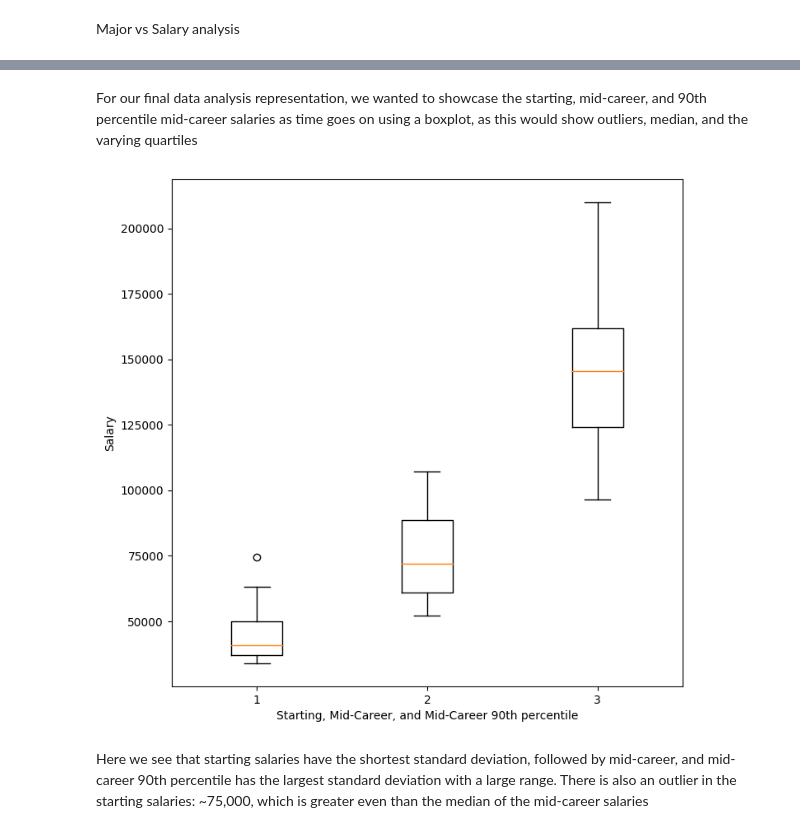
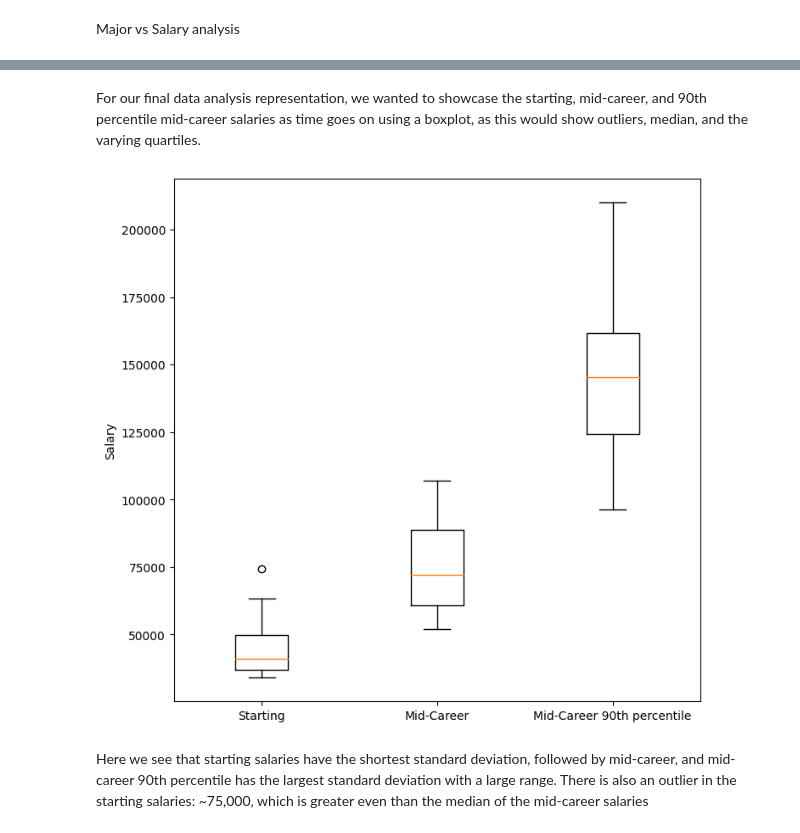
Before and after one commit to anshvnm/Careers, a Jupyter notebook: finalproject.ipynb, the cells around one changed output, grey strips where cells are left out. Drawn from its saved outputs; the diff is of its cells as text; code cells hidden in the pictures.

```diff
--- a/finalproject.ipynb
+++ b/finalproject.ipynb
@@ -269,15 +267,15 @@ Name: Major, dtype: object
 # %% [markdown]
-For our final data analysis representation, we wanted to showcase the starting, mid-career, and 90th percentile mid-career salaries as time goes on using a boxplot, as this would show outliers, median, and the varying quartiles
+For our final data analysis representation, we wanted to showcase the starting, mid-career, and 90th percentile mid-career salaries as time goes on using a boxplot, as this would show outliers, median, and the varying quartiles.
 # %%
 plt.figure(figsize=(8,8))
 lst = [df_by_major['Starting Median'], df_by_major['Mid-Career Median'], df_by_major['Mid-Career 90%']]
 
 plt.boxplot(lst)
 plt.ylabel('Salary')
-plt.xlabel('Starting, Mid-Career, and Mid-Career 90th percentile')
+plt.xticks([1,2,3], ['Starting', 'Mid-Career', 'Mid-Career 90th percentile'])
 plt.show()
 # %% [output]
-[figure, old version]
+[figure, new version]
 # %% [markdown]
 Here we see that starting salaries have the shortest standard deviation, followed by mid-career, and mid-career 90th percentile has the largest standard deviation with a large range. There is also an outlier in the starting salaries: ~75,000, which is greater even than the median of the mid-career salaries
 # %%
```
Also changed, not shown: parts of 18 cells of this notebook.
